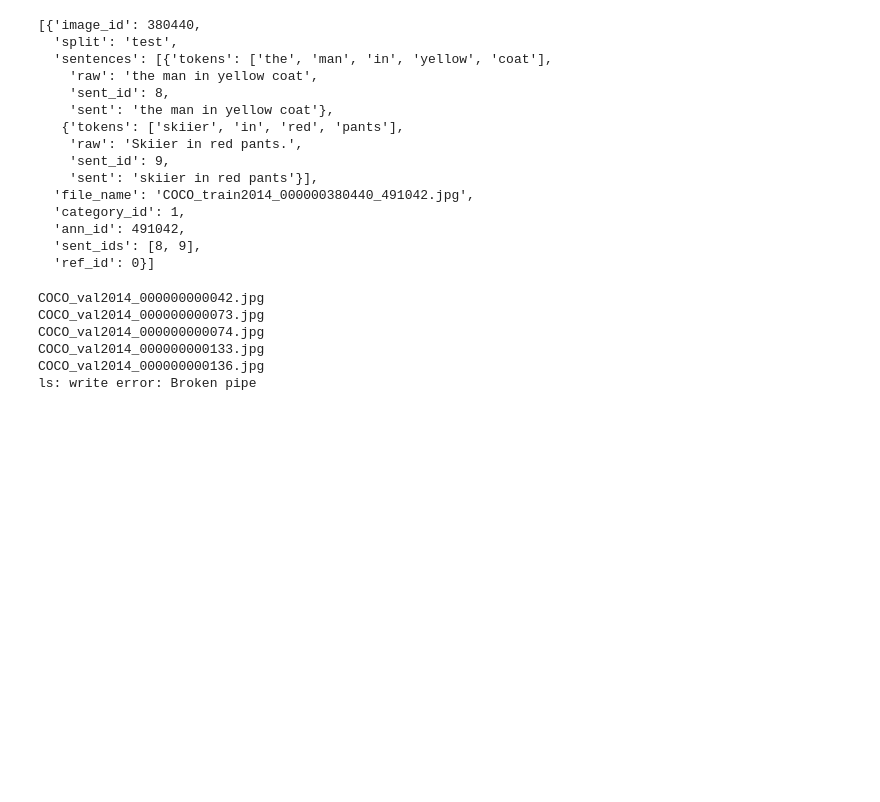
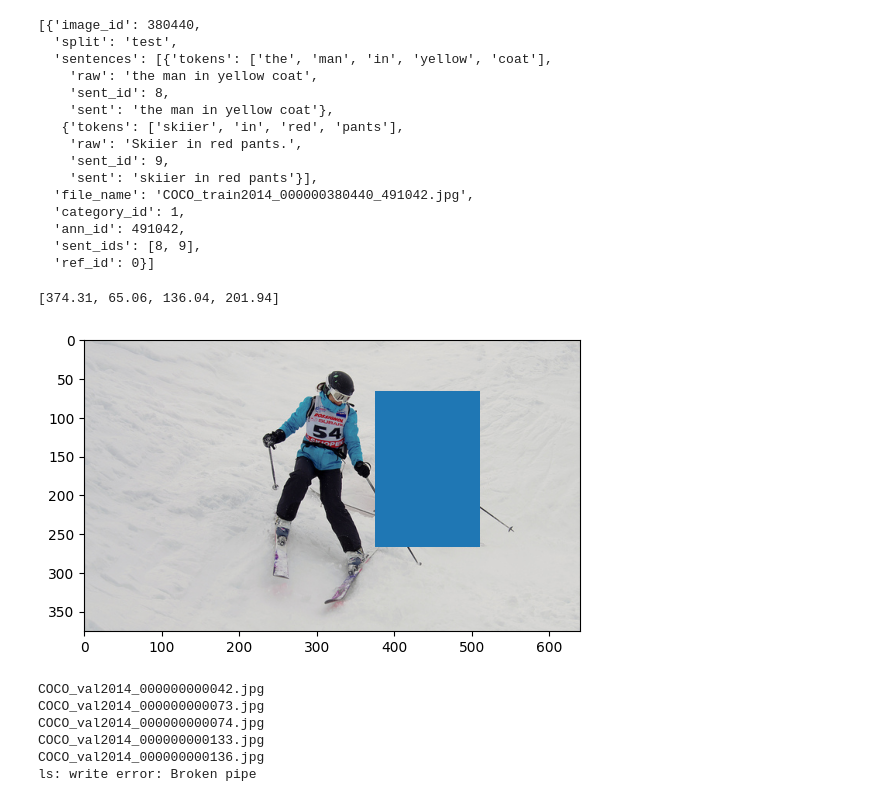
Before and after one commit to myfatemi04/robots-spring-2024, a Jupyter notebook: compete_and_select/object_detection_evaluation/investigate_datasets.ipynb, the cells around one changed output. Saved outputs shown, nothing was run; the diff lists cells and outputs as text; code cells hidden in the pictures; blank space fills up the shorter version.

```diff
--- a/compete_and_select/object_detection_evaluation/investigate_datasets.ipynb
+++ b/compete_and_select/object_detection_evaluation/investigate_datasets.ipynb
@@ -98,6 +98,25 @@ ds.loadRefs(ref_ids[:1])
   'ann_id': 491042,
   'sent_ids': [8, 9],
   'ref_id': 0}]
+# %%
+import PIL.Image
+import matplotlib.pyplot as plt
+import matplotlib.patches as patches
+
+ref = ds.loadRefs(ref_ids[:1])[0]
+image = PIL.Image.open("/scratch/gsk6me/WORLDMODELS/train2014/COCO_train2014_000000380440.jpg")
+annot = ds.Anns[ref['ann_id']]
+bbox = annot['bbox']
+
+print(bbox)
+
+plt.imshow(image)
+plt.gca().add_patch(patches.Rectangle((bbox[0], bbox[1]), bbox[2], bbox[3]))
+
+plt.show()
+# %% [output]
+[374.31, 65.06, 136.04, 201.94]
+[figure, added]
 # %%
 import matplotlib.pyplot as plt
 import PIL.Image
```
Also changed, not shown: parts of 1 cell of this notebook, 3 other files.
